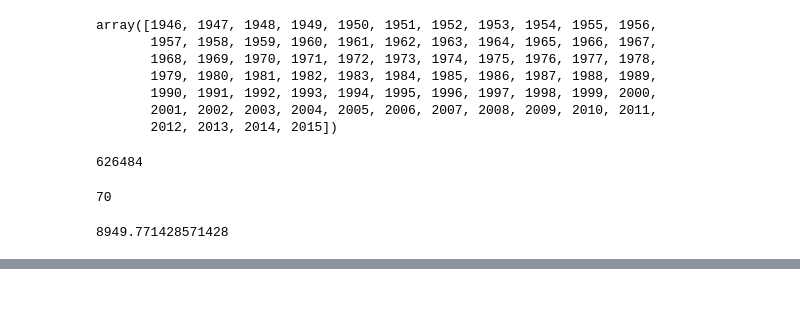
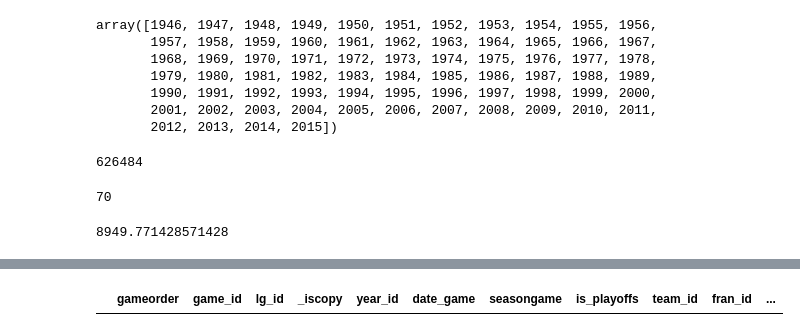
Before and after one commit to iketutg/pythonds_202301, a Jupyter notebook: pertemuan_05_pandas.ipynb, the cells around one changed output, grey strips where cells are left out. Cells and saved outputs as stored; diff of their text form; code cells hidden in the pictures; blank space fills up the shorter version.

```diff
--- a/pertemuan_05_pandas.ipynb
+++ b/pertemuan_05_pandas.ipynb
@@ -587,0 +914,2 @@ total_bos_point / tahun_main_bos
+# %%
+nba['elo_difference'] = df.elo_i - df.opp_elo_i
@@ -587,0 +1193,4 @@ total_bos_point / tahun_main_bos
+# %%
+nba[nba['fran_id'] == "knight"]
+# %% [output]
+|  | gameorder | game_id | lg_id | _iscopy | year_id | date_game | seasongame | is_playoffs | team_id | fran_id | ... |
```
Also changed, not shown: parts of 66 cells of this notebook, 6 other files.
